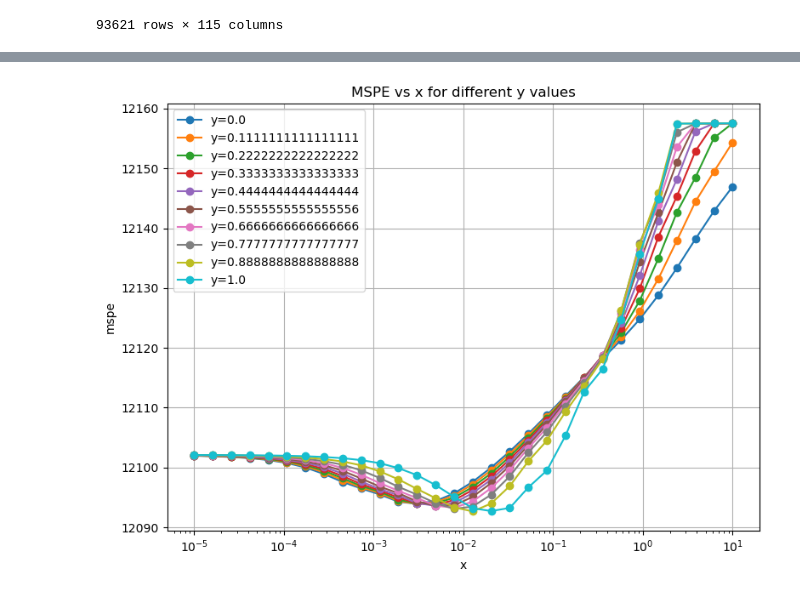
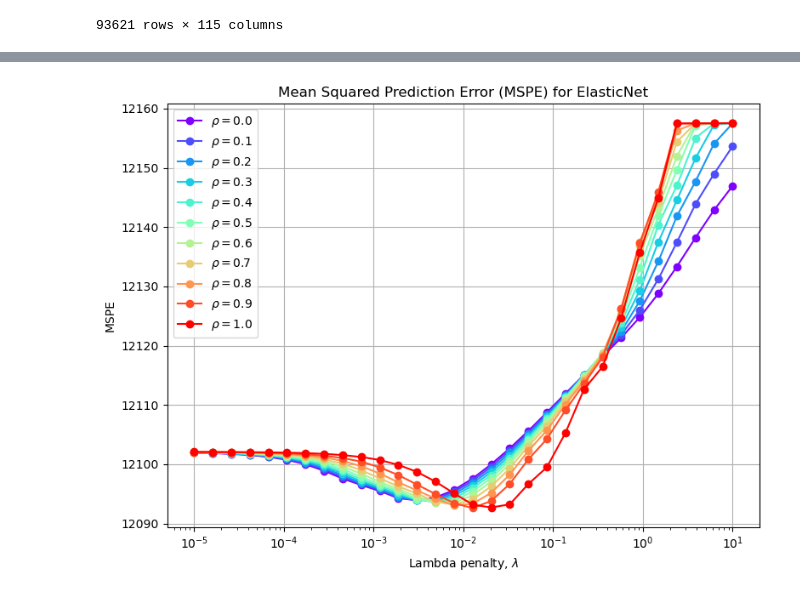
Before and after one commit to peterravn/Seminar-Adv-Finance, a Jupyter notebook: Ridge and lasso.ipynb, the cells around one changed output, grey strips where cells are left out. Cells and saved outputs as stored; diff of their text form; code cells hidden in the pictures.

```diff
--- a/Ridge and lasso.ipynb
+++ b/Ridge and lasso.ipynb
@@ -114,19 +135,22 @@ final_mspe.to_csv('Data/final_mspe.csv', index=False)
 # Load final_mspe from csv
 final_mspe = pd.read_csv('Data/final_mspe.csv')
 # %%
+# Rainbow color map
+colors = plt.cm.rainbow(np.linspace(0, 1, len(final_mspe['y'].unique())))
+
 plt.figure(figsize=(8, 6))
-for y_value in final_mspe['y'].unique():
+for idx, y_value in enumerate(final_mspe['y'].unique()):
     subset = final_mspe[final_mspe['y'] == y_value]
-    plt.plot(subset['x'], subset['mspe'], marker='o', label=f'y={y_value}')
+    plt.plot(subset['x'], subset['mspe'], marker='o', label=r'$\rho={}$'.format(round(y_value, 1)), color=colors[idx])
 
-plt.xlabel('x')
-plt.ylabel('mspe')
-plt.title('MSPE vs x for different y values')
+plt.xlabel(r'Lambda penalty, $\lambda$')
+plt.ylabel('MSPE')
+plt.title('Mean Squared Prediction Error (MSPE) for ElasticNet')
 plt.legend()
-plt.xscale('log')  # since x values vary over several orders of magnitude
+plt.xscale('log')
 plt.grid(True)
 plt.tight_layout()
 
 plt.show()
 # %% [output]
-[figure, old version]
+[figure, new version]
```
Also changed, not shown: parts of 1 cell of this notebook, 1 other file.
